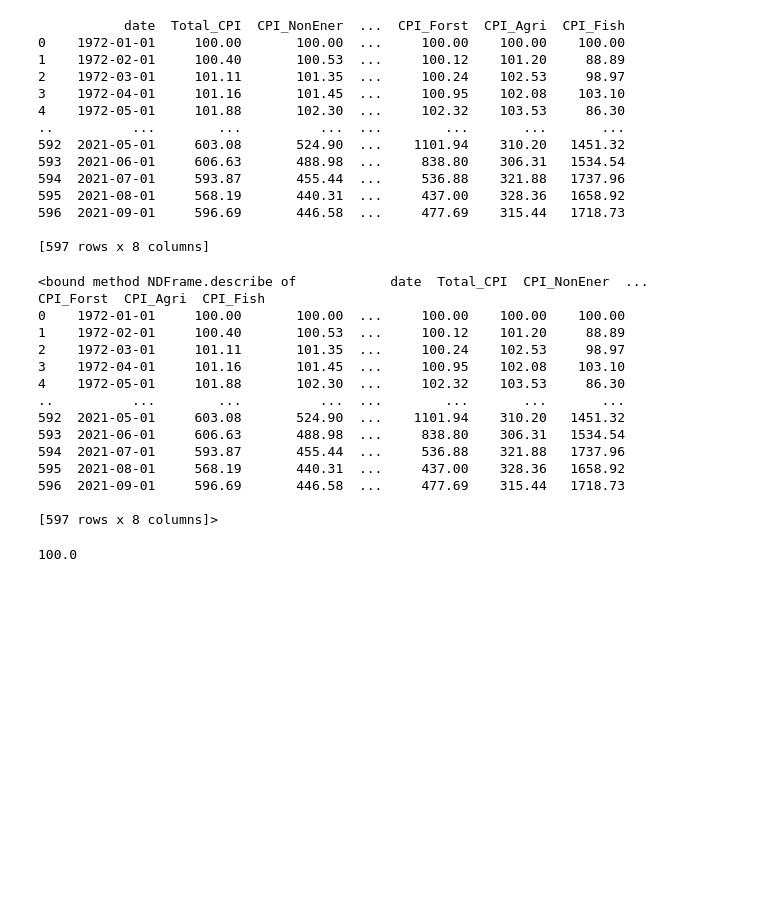
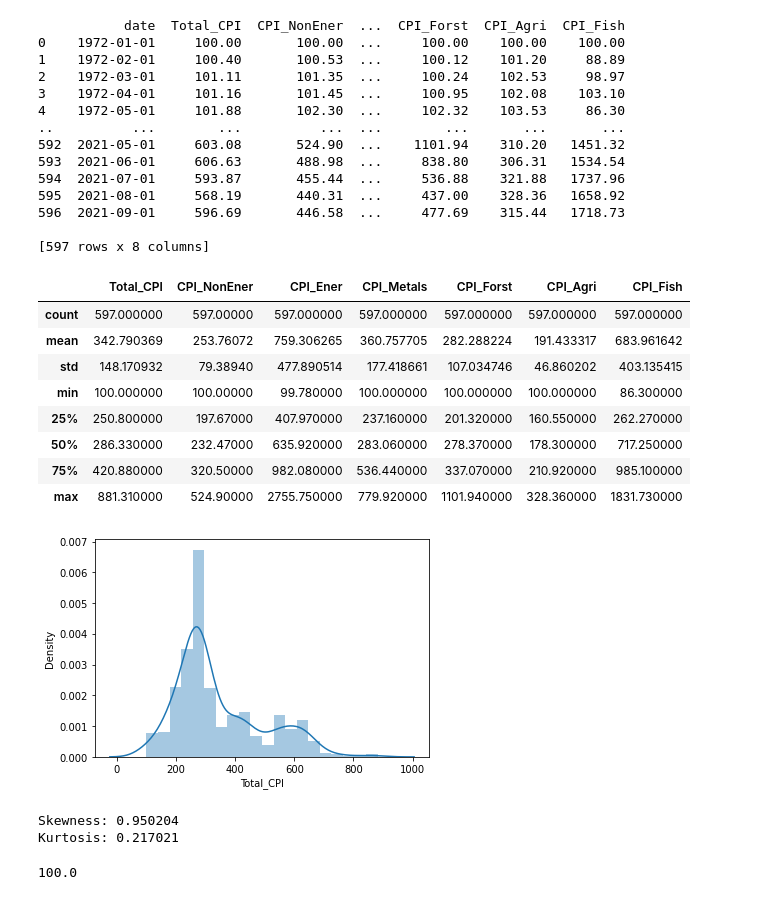
Before and after one commit to DataGalz/CIND820, a Jupyter notebook: CIND820.ipynb, the cells around one changed output. Drawn from its saved outputs; the diff is of its cells as text; code cells hidden in the pictures; blank space fills up the shorter version.

```diff
--- a/CIND820.ipynb
+++ b/CIND820.ipynb
@@ -82,23 +82,28 @@ print(df_new)
 
 [597 rows x 8 columns]
 # %%
-df_new.describe
+df_new.describe()
 #describe the data
 # %% [output]
-<bound method NDFrame.describe of            date  Total_CPI  CPI_NonEner  ...  CPI_Forst  CPI_Agri  CPI_Fish
-0    1972-01-01     100.00       100.00  ...     100.00    100.00    100.00
-1    1972-02-01     100.40       100.53  ...     100.12    101.20     88.89
-2    1972-03-01     101.11       101.35  ...     100.24    102.53     98.97
-3    1972-04-01     101.16       101.45  ...     100.95    102.08    103.10
-4    1972-05-01     101.88       102.30  ...     102.32    103.53     86.30
-..          ...        ...          ...  ...        ...       ...       ...
-592  2021-05-01     603.08       524.90  ...    1101.94    310.20   1451.32
-593  2021-06-01     606.63       488.98  ...     838.80    306.31   1534.54
-594  2021-07-01     593.87       455.44  ...     536.88    321.88   1737.96
-595  2021-08-01     568.19       440.31  ...     437.00    328.36   1658.92
-596  2021-09-01     596.69       446.58  ...     477.69    315.44   1718.73
-
-[597 rows x 8 columns]>
+|  | Total_CPI | CPI_NonEner | CPI_Ener | CPI_Metals | CPI_Forst | CPI_Agri | CPI_Fish |
+| count | 597.000000 | 597.00000 | 597.000000 | 597.000000 | 597.000000 | 597.000000 | 597.000000 |
+| mean | 342.790369 | 253.76072 | 759.306265 | 360.757705 | 282.288224 | 191.433317 | 683.961642 |
+| std | 148.170932 | 79.38940 | 477.890514 | 177.418661 | 107.034746 | 46.860202 | 403.135415 |
+| min | 100.000000 | 100.00000 | 99.780000 | 100.000000 | 100.000000 | 100.000000 | 86.300000 |
+| 25% | 250.800000 | 197.67000 | 407.970000 | 237.160000 | 201.320000 | 160.550000 | 262.270000 |
+| 50% | 286.330000 | 232.47000 | 635.920000 | 283.060000 | 278.370000 | 178.300000 | 717.250000 |
+| 75% | 420.880000 | 320.50000 | 982.080000 | 536.440000 | 337.070000 | 210.920000 | 985.100000 |
+| max | 881.310000 | 524.90000 | 2755.750000 | 779.920000 | 1101.940000 | 328.360000 | 1831.730000 |
+# %%
+sns.distplot(df['Total_CPI']);
+# %% [output]
+[figure, added]
+# %%
+print("Skewness: %f" % df['Total_CPI'].skew())
+print("Kurtosis: %f" % df['Total_CPI'].kurt())
+# %% [output]
+Skewness: 0.950204
+Kurtosis: 0.217021
 # %%
 min(df_new.CPI_Agri)
 #checking the year and month where the CPI was lowest
```
Also changed, not shown: parts of 1 cell of this notebook.
